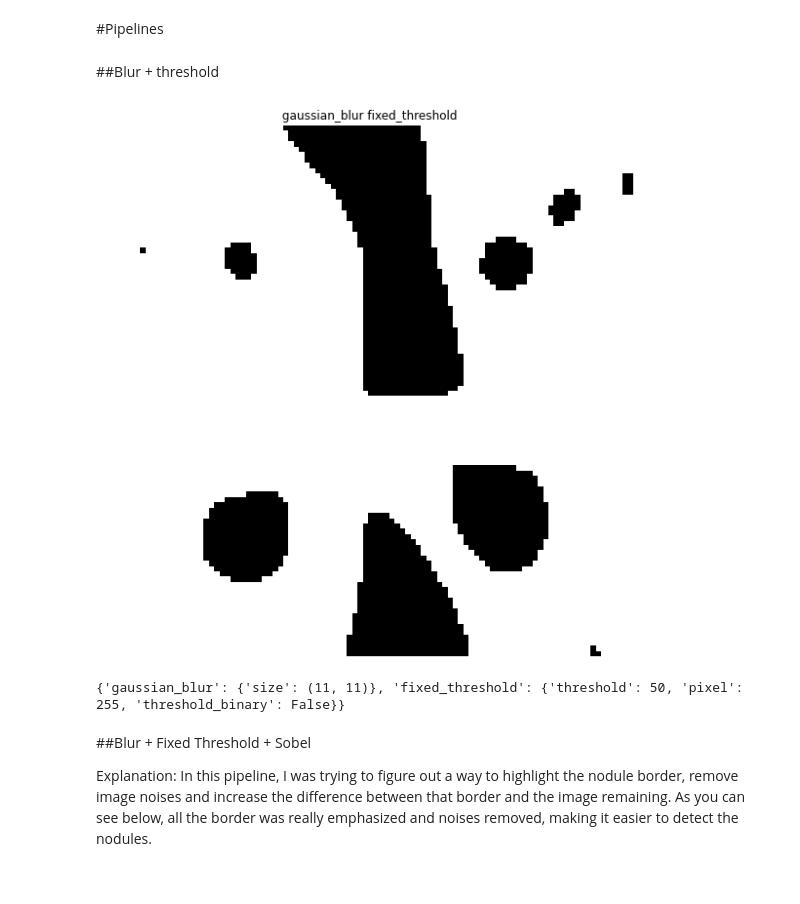
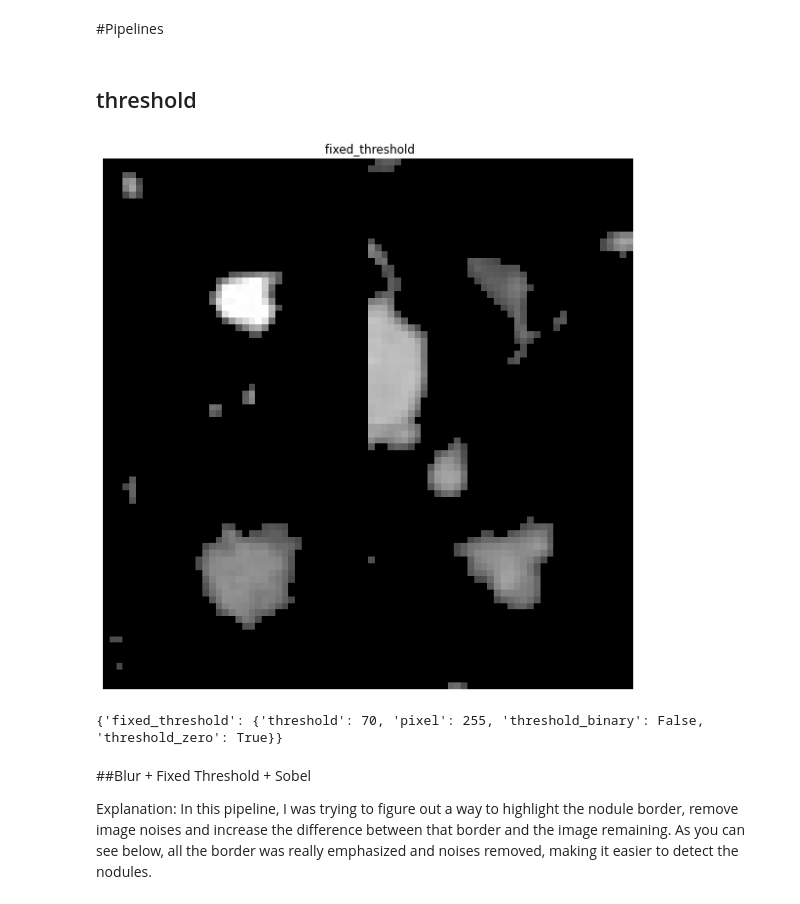
Before and after one commit to HerbertHipolito/Bootcamp-code, a Jupyter notebook: pipelines.ipynb, the cells around one changed output. Cells and saved outputs as stored; diff of their text form; code cells hidden in the pictures.

Commit message:
Flood fill added and pipelines modified

```diff
--- a/pipelines.ipynb
+++ b/pipelines.ipynb
@@ -90,17 +88,26 @@ class pre_processing:
 
     self.image = self.image[w_half-w:w_half+w,h_half-h:h_half+h]
 
-  def fixed_threshold(self,threshold=70,pixel=255,threshold_binary=False):
+  def flood_fill(self,seed_point = (20,20),new_value = 0,tolerance=100):
 
-    if threshold_binary:
-      self.image = cv2.threshold(self.image, threshold, pixel, cv2.THRESH_BINARY)[1]
+    self.image = segmentation.flood_fill(self.image,seed_point,new_value,tolerance=tolerance)
+
+    self.pipeline[self.flood_fill.__name__] = {'seed_point':seed_point,'tolerance':tolerance,'new_value':new_value}
+
+  def fixed_threshold(self,threshold=70,pixel=255,threshold_binary=False,threshold_zero=False):
+
+    if threshold_zero:
+      self.image = cv2.threshold(self.image, threshold, pixel, cv2.THRESH_TOZERO)[1]
     else:
-      self.image = cv2.threshold(self.image, threshold, pixel, cv2.THRESH_BINARY_INV)[1]
+      if threshold_binary:
+        self.image = cv2.threshold(self.image, threshold, pixel, cv2.THRESH_BINARY)[1]
+      else:
+        self.image = cv2.threshold(self.image, threshold, pixel, cv2.THRESH_BINARY_INV )[1]
 
-    self.pipeline[self.fixed_threshold.__name__] = {'threshold':threshold,'pixel':pixel,'threshold_binary':threshold_binary}
+    self.pipeline[self.fixed_threshold.__name__] = {'threshold':threshold,'pixel':pixel,'threshold_binary':threshold_binary,'threshold_zero':threshold_zero}
 
   def multi_threshold(self,initial_thresholds,final_thresholds,thresh_binary=True,qtd_columns=2,step=5,pixel=255):
-      # I still need to figure out whats going on wrong here
+
     [matrix_of_thresholds,thresholds] = [[],initial_thresholds]
 
     while(True):
@@ -274,22 +294,21 @@ tumor_picture = four_images
 # %% [markdown]
 #Pipelines
 # %% [markdown]
-##Blur + threshold
+## threshold
 # %%
 title = ''
 
 pipeline1 = pre_processing(tumor_picture,to_gray=True)
-pipeline1.gaussian_blur()
-pipeline1.fixed_threshold(50,threshold_binary=False)
+pipeline1.fixed_threshold(70,threshold_binary=False,threshold_zero=True)
 
 for name in pipeline1.pipeline.keys():title += ' '+name
 
 pipeline1.display_img(title=title,size=(10,10))
 #pipeline1.save_image(title+'.png')
 print(pipeline1.pipeline)
 # %% [output]
-[figure, old version]
+[figure, new version]
-{'gaussian_blur': {'size': (11, 11)}, 'fixed_threshold': {'threshold': 50, 'pixel': 255, 'threshold_binary': False}}
+{'fixed_threshold': {'threshold': 70, 'pixel': 255, 'threshold_binary': False, 'threshold_zero': True}}
 # %% [markdown]
 ##Blur + Fixed Threshold + Sobel
 
```
Also changed, not shown: parts of 12 cells of this notebook.
